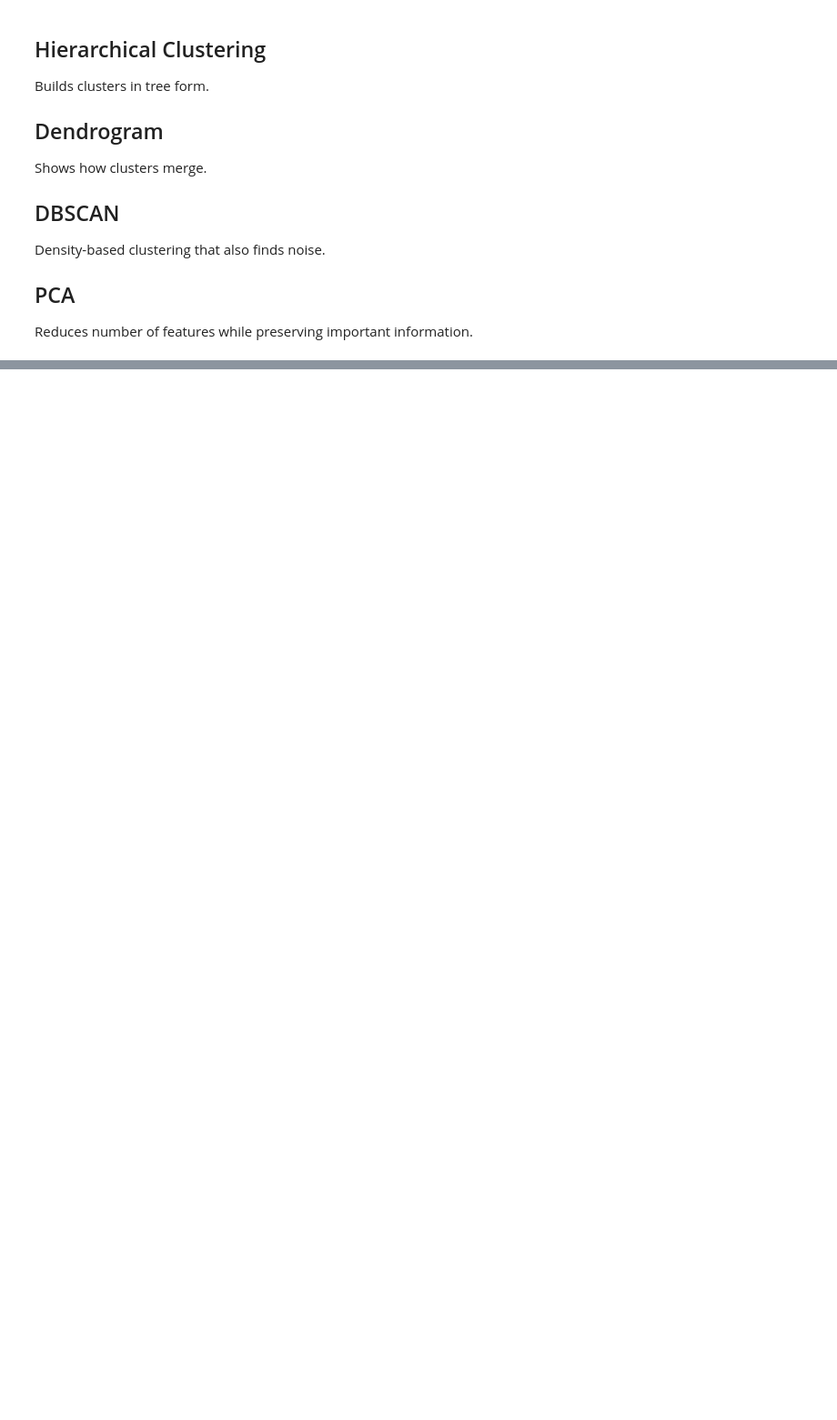
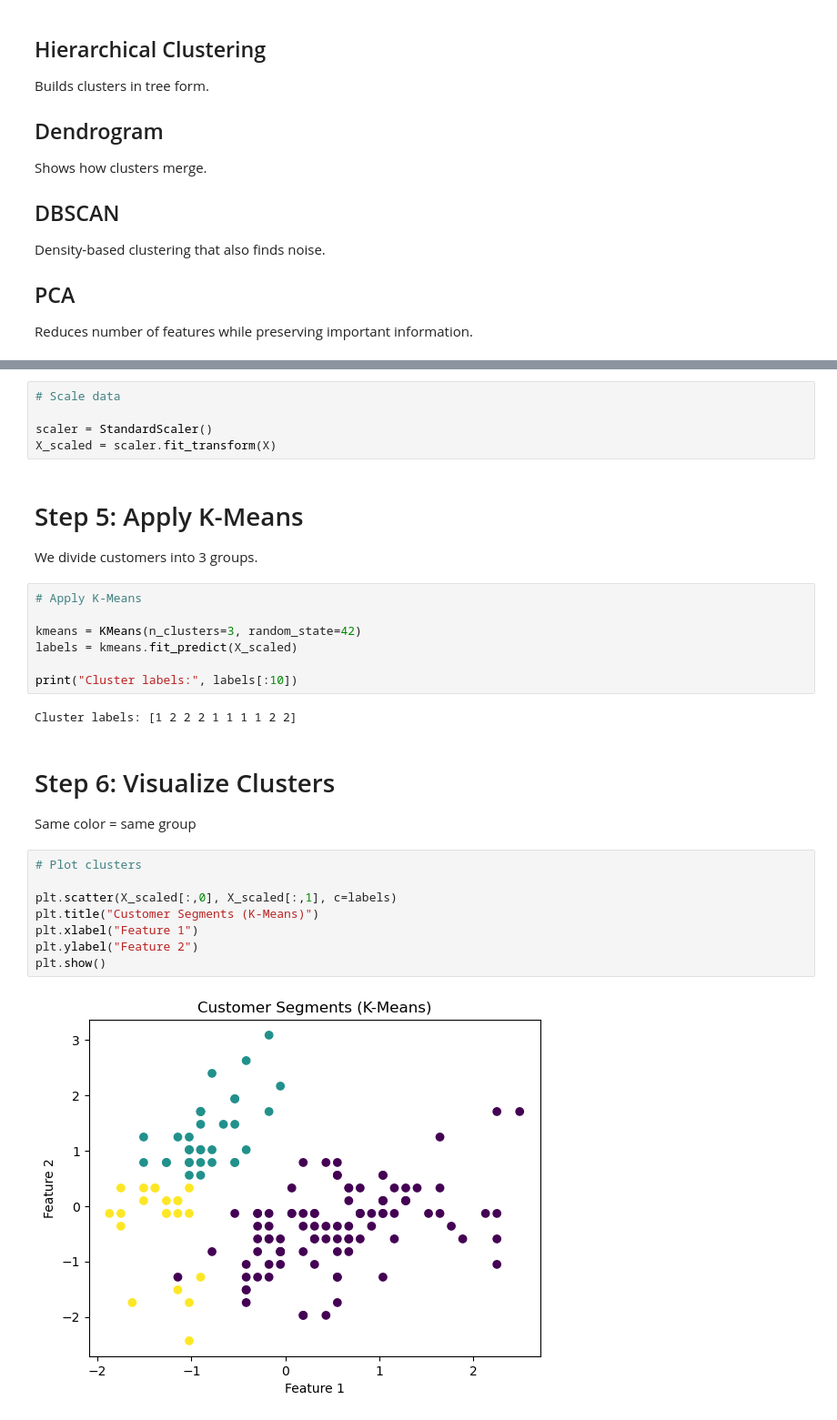
Before and after one commit to sakshi13122006/daily-practice, a Jupyter notebook: python programming/Week 17/02_unsupervised_learning.ipynb, the cells around one changed output, grey strips where cells are left out. Shown at 91% size. Cells and saved outputs as stored; diff of their text form; blank space fills up the shorter version.

```diff
--- a/python programming/Week 17/02_unsupervised_learning.ipynb
+++ b/python programming/Week 17/02_unsupervised_learning.ipynb
@@ -607,0 +680,32 @@ Reduces number of features while preserving important information.
+# %%
+# Scale data
+
+scaler = StandardScaler()
+X_scaled = scaler.fit_transform(X)
+# %% [markdown]
+# Step 5: Apply K-Means
+
+We divide customers into 3 groups.
+# %%
+# Apply K-Means
+
+kmeans = KMeans(n_clusters=3, random_state=42)
+labels = kmeans.fit_predict(X_scaled)
+
+print("Cluster labels:", labels[:10])
+# %% [output]
+Cluster labels: [1 2 2 2 1 1 1 1 2 2]
+# %% [markdown]
+# Step 6: Visualize Clusters
+
+Same color = same group
+# %%
+# Plot clusters
+
+plt.scatter(X_scaled[:,0], X_scaled[:,1], c=labels)
+plt.title("Customer Segments (K-Means)")
+plt.xlabel("Feature 1")
+plt.ylabel("Feature 2")
+plt.show()
+# %% [output]
+[figure, added]
```
Also changed, not shown: parts of 14 cells of this notebook.
